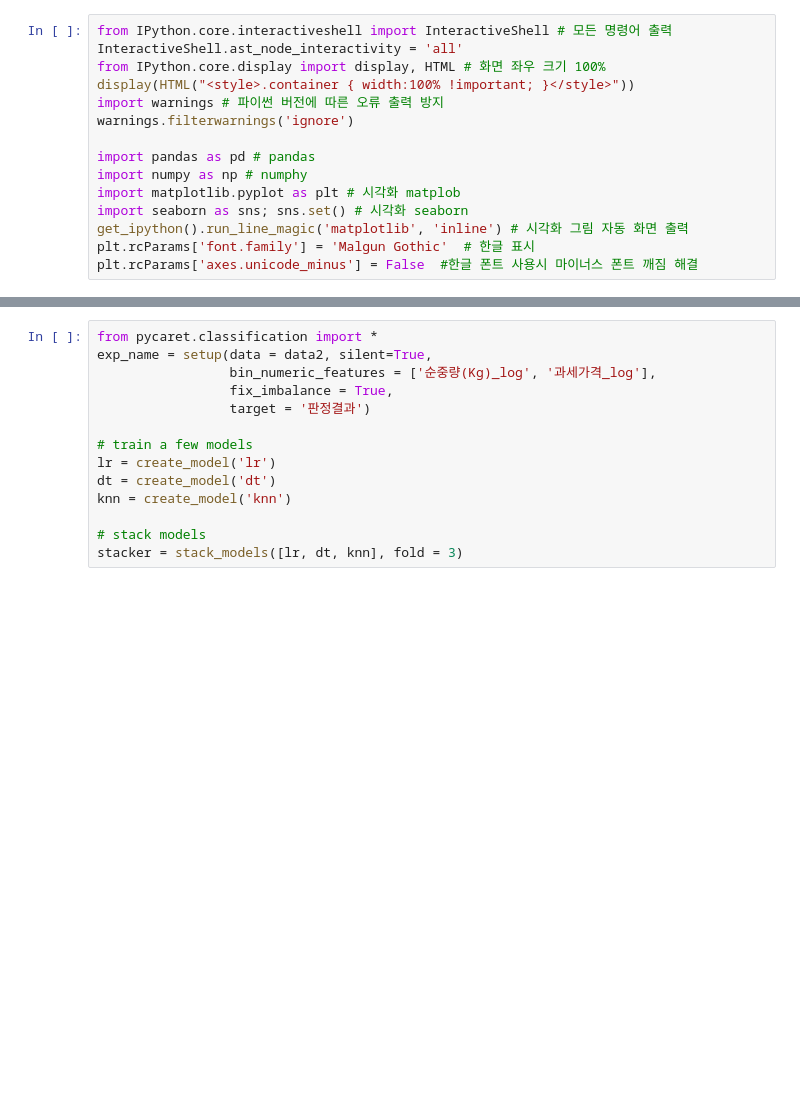
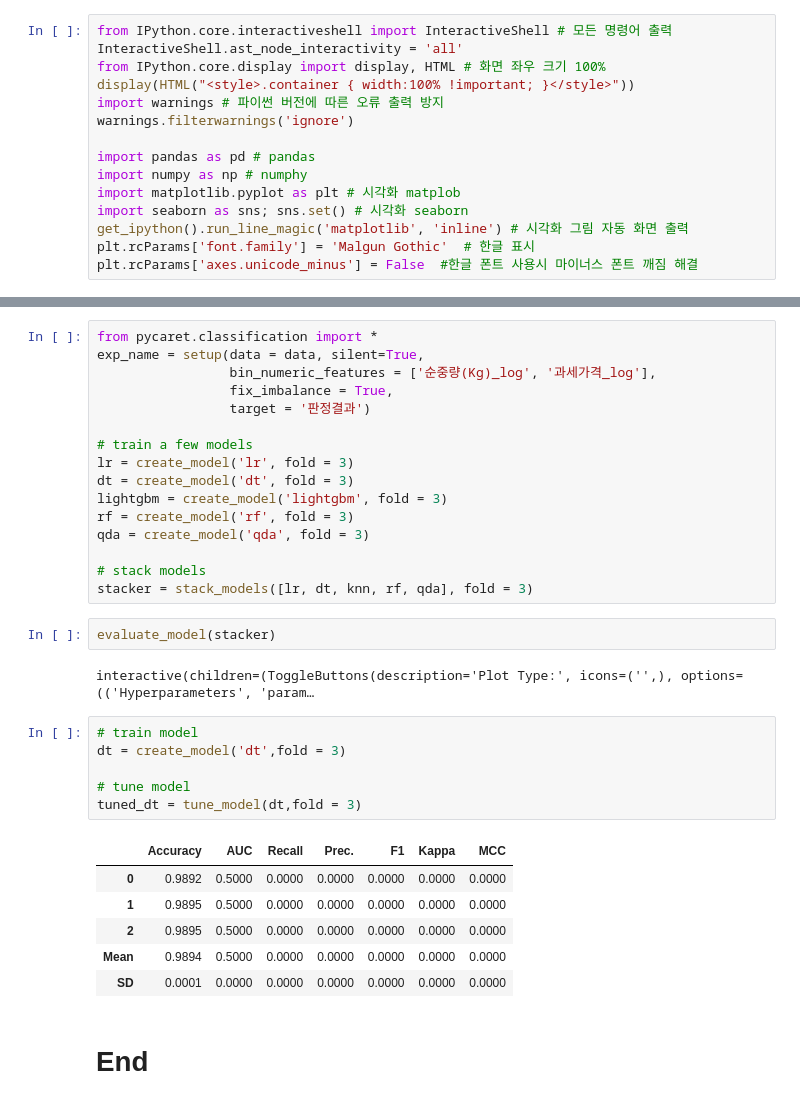
Before and after one commit to ancestor9/smart-food, a Jupyter notebook: 06_수입식품_final_predict.ipynb, the cells around one changed output, grey strips where cells are left out. Cells and saved outputs as stored; diff of their text form; blank space fills up the shorter version.

```diff
--- a/06_수입식품_final_predict.ipynb
+++ b/06_수입식품_final_predict.ipynb
@@ -26,14 +420,35 @@ data.head()
 # %%
 from pycaret.classification import *
-exp_name = setup(data = data2, silent=True,
+exp_name = setup(data = data, silent=True,
                  bin_numeric_features = ['순중량(Kg)_log', '과세가격_log'],
                  fix_imbalance = True,
                  target = '판정결과')
 
 # train a few models
-lr = create_model('lr')
-dt = create_model('dt')
-knn = create_model('knn')
+lr = create_model('lr', fold = 3)
+dt = create_model('dt', fold = 3)
+lightgbm = create_model('lightgbm', fold = 3)
+rf = create_model('rf', fold = 3)
+qda = create_model('qda', fold = 3)
 
 # stack models
-stacker = stack_models([lr, dt, knn], fold = 3)
+stacker = stack_models([lr, dt, knn, rf, qda], fold = 3)
+# %%
+evaluate_model(stacker)
+# %% [output]
+interactive(children=(ToggleButtons(description='Plot Type:', icons=('',), options=(('Hyperparameters', 'param…
+# %%
+# train model
+dt = create_model('dt',fold = 3)
+
+# tune model
+tuned_dt = tune_model(dt,fold = 3)
+# %% [output]
+|  | Accuracy | AUC | Recall | Prec. | F1 | Kappa | MCC |
+| 0 | 0.9892 | 0.5000 | 0.0000 | 0.0000 | 0.0000 | 0.0000 | 0.0000 |
+| 1 | 0.9895 | 0.5000 | 0.0000 | 0.0000 | 0.0000 | 0.0000 | 0.0000 |
+| 2 | 0.9895 | 0.5000 | 0.0000 | 0.0000 | 0.0000 | 0.0000 | 0.0000 |
+| Mean | 0.9894 | 0.5000 | 0.0000 | 0.0000 | 0.0000 | 0.0000 | 0.0000 |
+| SD | 0.0001 | 0.0000 | 0.0000 | 0.0000 | 0.0000 | 0.0000 | 0.0000 |
+# %% [markdown]
+# End
```
Also changed, not shown: parts of 18 cells of this notebook.
